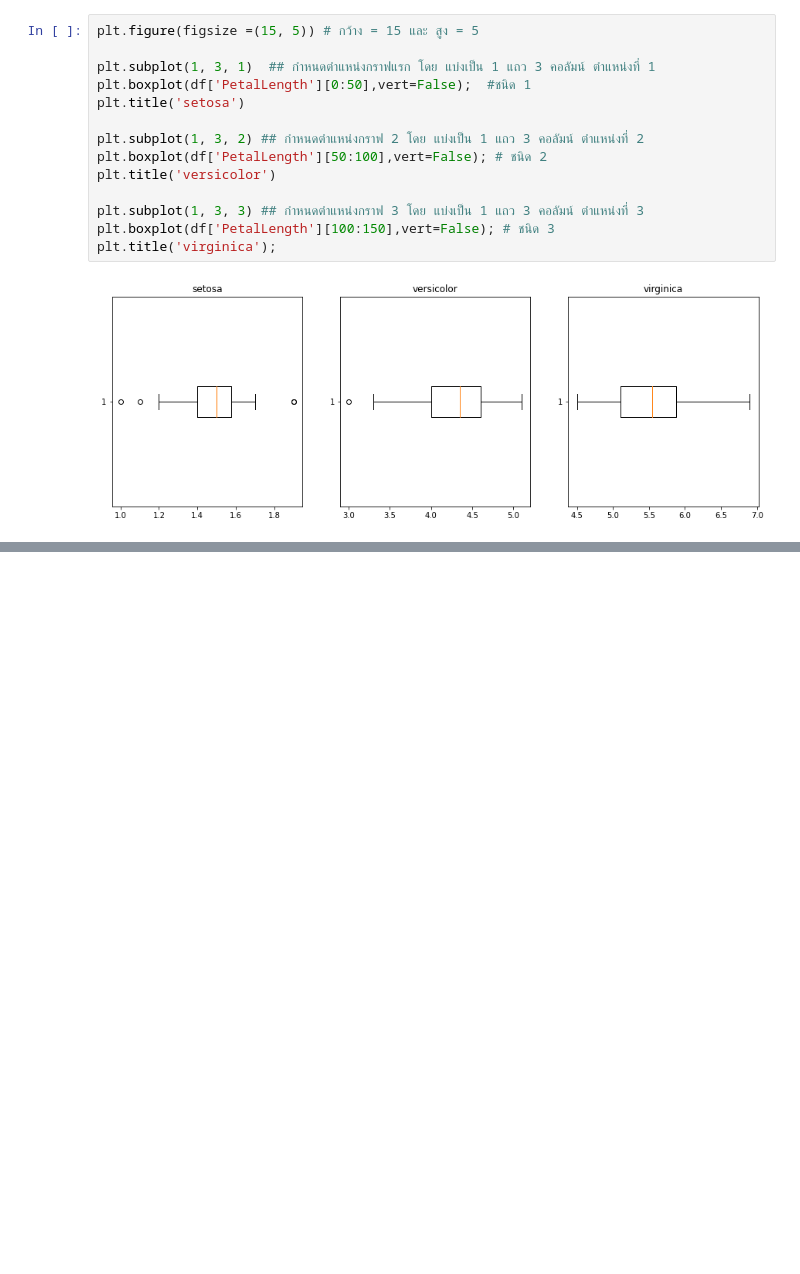
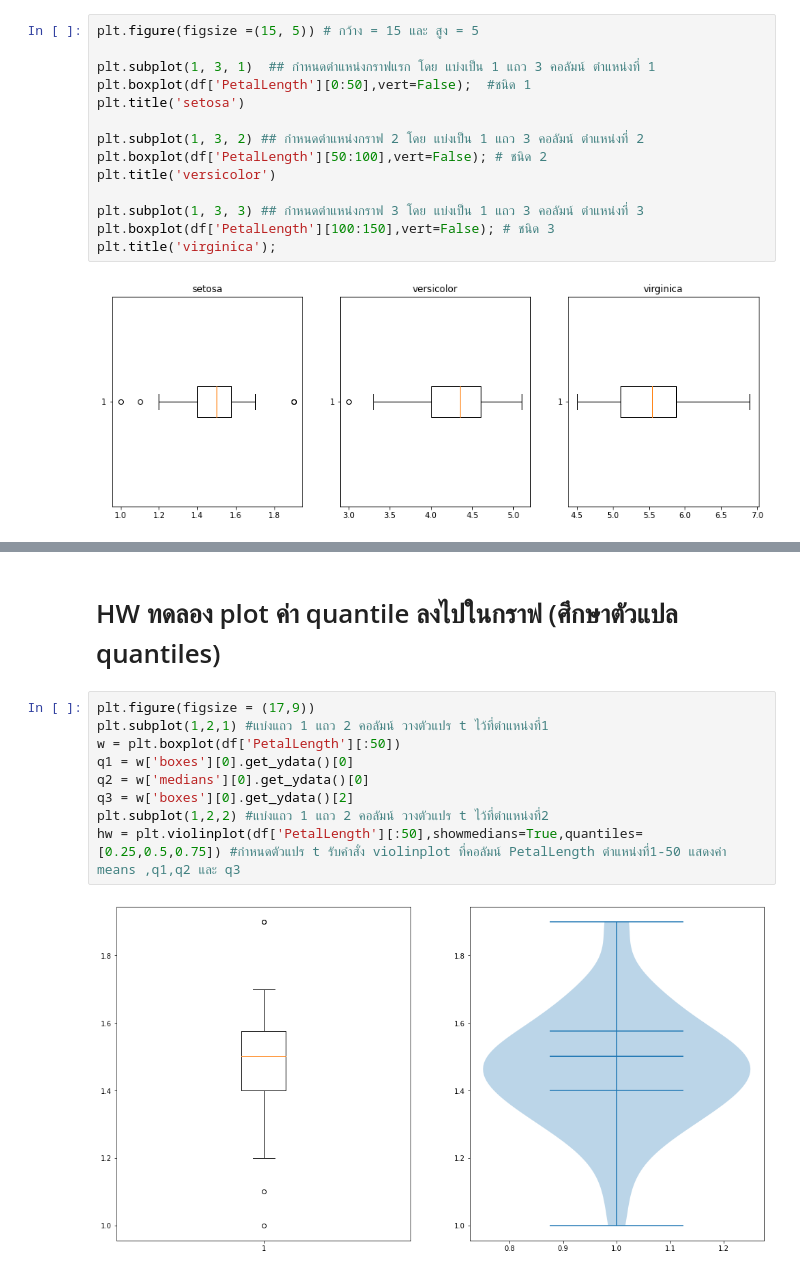
Before and after one commit to 6230204351/data_viz_2022, a Jupyter notebook: DataViz02_Data_Distribution_.ipynb, the cells around one changed output, grey strips where cells are left out. Drawn from its saved outputs; the diff is of its cells as text; blank space fills up the shorter version.

```diff
--- a/DataViz02_Data_Distribution_.ipynb
+++ b/DataViz02_Data_Distribution_.ipynb
@@ -356,0 +381,13 @@ plt.title('virginica');
+# %% [markdown]
+# HW ทดลอง plot ค่า quantile ลงไปในกราฟ (ศึกษาตัวแปล quantiles)
+# %%
+plt.figure(figsize = (17,9))
+plt.subplot(1,2,1) #แบ่งแถว 1 แถว 2 คอลัมน์ วางตัวแปร t ไว้ที่ตำแหน่งที่1
+w = plt.boxplot(df['PetalLength'][:50])
+q1 = w['boxes'][0].get_ydata()[0]
+q2 = w['medians'][0].get_ydata()[0]
+q3 = w['boxes'][0].get_ydata()[2]
+plt.subplot(1,2,2) #แบ่งแถว 1 แถว 2 คอลัมน์ วางตัวแปร t ไว้ที่ตำแหน่งที่2
+hw = plt.violinplot(df['PetalLength'][:50],showmedians=True,quantiles=[0.25,0.5,0.75]) #กำหนดตัวแปร t รับคำสั่ง violinplot ที่คอลัมน์ PetalLength ตำแหน่งที่1-50 แสดงค่า means ,q1,q2 และ q3
+# %% [output]
+[figure, added]
```
Also changed, not shown: parts of 4 cells of this notebook.
